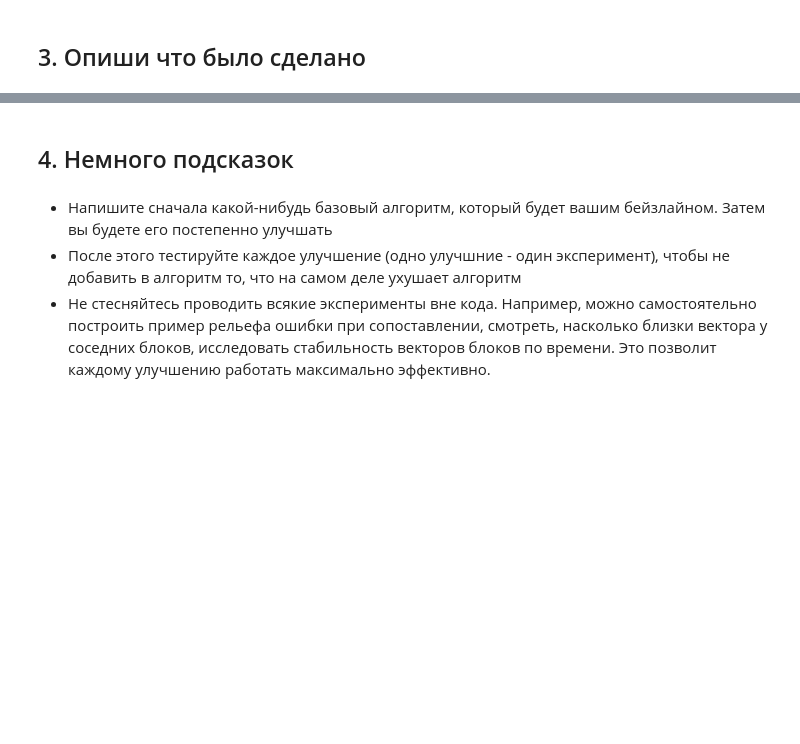
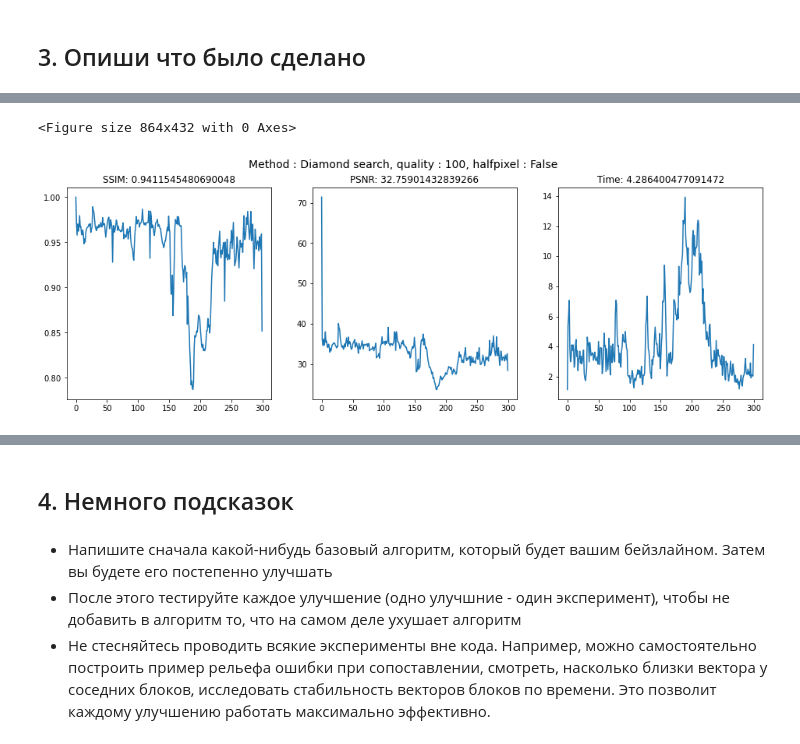
Before and after one commit to dazzle-me/Motion-Estimation, a Jupyter notebook: motion_estimation.ipynb, the cells around one changed output, grey strips where cells are left out. Saved outputs shown, nothing was run; the diff lists cells and outputs as text; code cells hidden in the pictures; blank space fills up the shorter version.

```diff
--- a/motion_estimation.ipynb
+++ b/motion_estimation.ipynb
@@ -488,0 +412,7 @@ We need as much PSNR as we can get, so we should be careful with ugly frames.
+# %%
+%%time
+# Diamond Search
+# Susie :
+# Quality : 35.34 PSNR, 3.07ms time, quality = 100, halfpixel = false
+result_DiamondSearch = test_method(5, draw_vectors=True, quality=100, halfpixel=False)
+# %% [output]
@@ -488,0 +423,2 @@ We need as much PSNR as we can get, so we should be careful with ugly frames.
+<Figure size 864x432 with 0 Axes>
+[figure, added]
```
Also changed, not shown: parts of 51 cells of this notebook.
